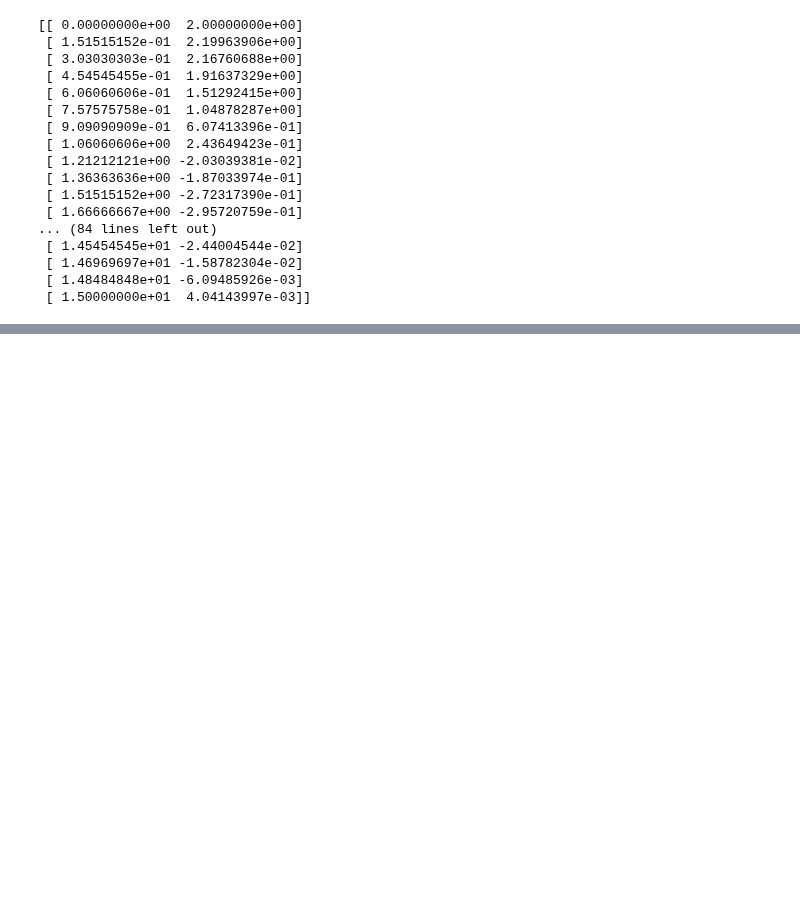
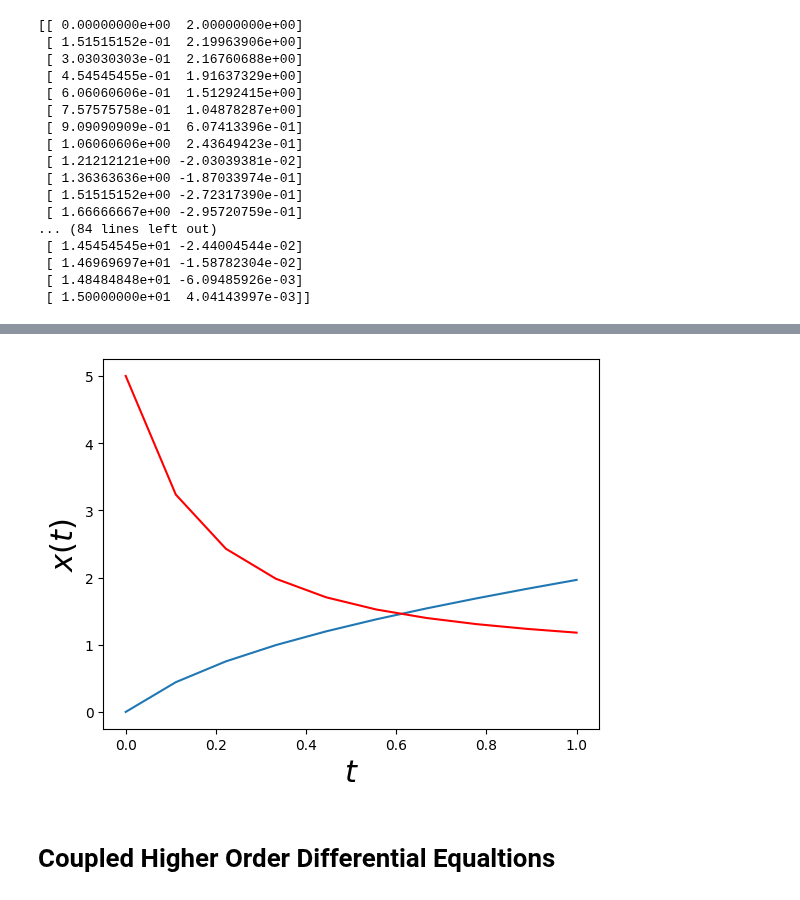
Before and after one commit to PradeepBhattarai/DataScience, a Jupyter notebook: Numpy.ipynb, the cells around one changed output, grey strips where cells are left out. Drawn from its saved outputs; the diff is of its cells as text; code cells hidden in the pictures; blank space fills up the shorter version.

```diff
--- a/Numpy.ipynb
+++ b/Numpy.ipynb
@@ -454,0 +555,15 @@ print(np.column_stack((tspan, y)))
+# %%
+#Convert second order odes into system of first order ODES and solve as
+#above q. x''=-x'**2+sin(x) => x'=v => v'=-v**2 +sin(x)
+
+def dsdx(x,s):
+    x,v=s
+    return[v,-v**2+np.sin(x)]
+x_0=0
+v_0=5
+s_0=(x_0,v_0)
+t=np.linspace(0,1,10)
+sol=odeint(dsdx,y0=s_0,t=t,tfirst=True)
+x_sol=sol.T[0]
+v_sol=sol.T[1]
+sol
@@ -454,0 +581,10 @@ print(np.column_stack((tspan, y)))
+# %%
+plt.plot(t,x_sol)
+plt.plot(t,v_sol,c='r')
+plt.xlabel('$t$',fontsize=22)
+plt.ylabel('$x(t)$',fontsize=22)
+plt.show()
+# %% [output]
+[figure, added]
+# %% [markdown]
+# Coupled Higher Order Differential Equaltions
```
Also changed, not shown: parts of 16 cells of this notebook, 2 other files.
